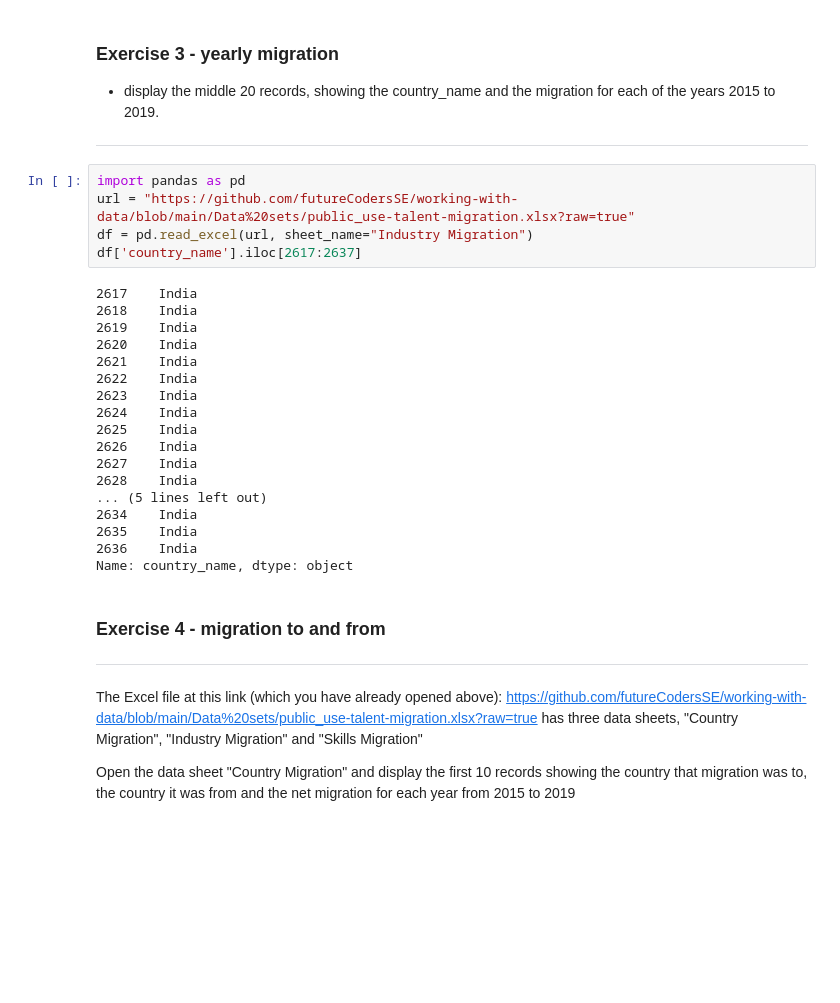
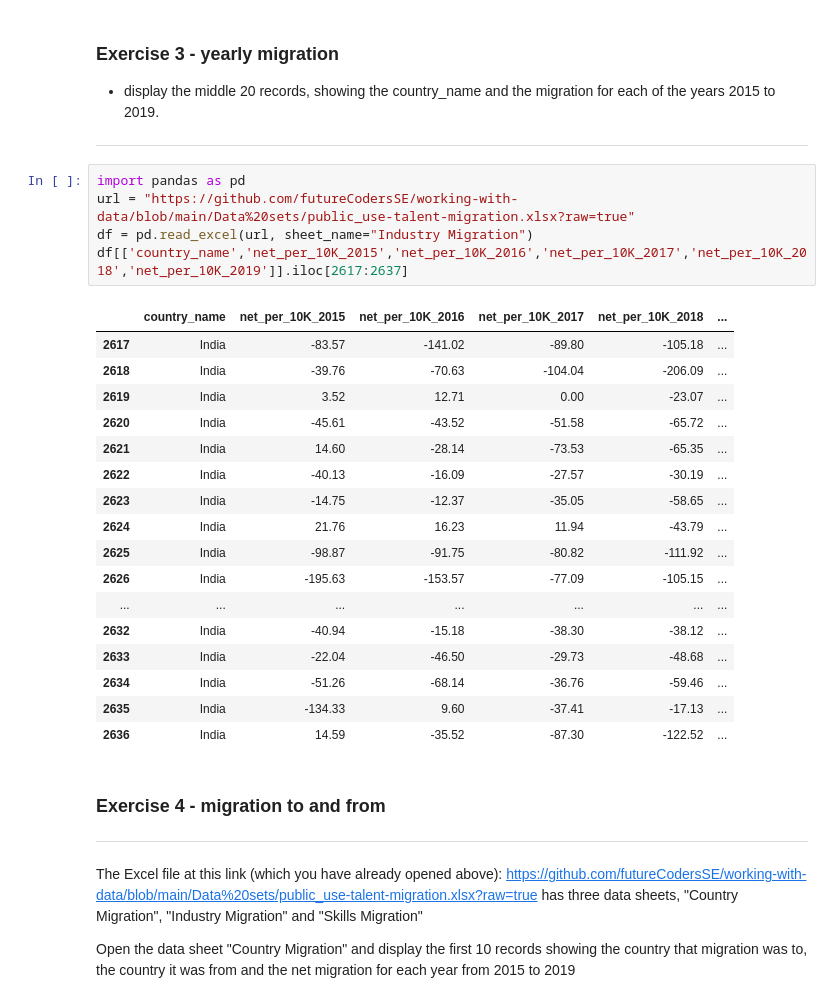
Before and after one commit to lemonxcola/datasci, a Jupyter notebook: Interrogating_dataframes.ipynb, the cells around one changed output. Saved outputs shown, nothing was run; the diff lists cells and outputs as text; blank space fills up the shorter version.

```diff
--- a/Interrogating_dataframes.ipynb
+++ b/Interrogating_dataframes.ipynb
@@ -76,26 +76,26 @@ df[['industry_name','country_name']].head(50)
 # %%
 import pandas as pd
 url = "https://github.com/futureCodersSE/working-with-data/blob/main/Data%20sets/public_use-talent-migration.xlsx?raw=true"
 df = pd.read_excel(url, sheet_name="Industry Migration")
-df['country_name'].iloc[2617:2637]
+df[['country_name','net_per_10K_2015','net_per_10K_2016','net_per_10K_2017','net_per_10K_2018','net_per_10K_2019']].iloc[2617:2637]
 # %% [output]
-2617    India
-2618    India
-2619    India
-2620    India
-2621    India
-2622    India
-2623    India
-2624    India
-2625    India
-2626    India
-2627    India
-2628    India
-... (5 lines left out)
-2634    India
-2635    India
-2636    India
-Name: country_name, dtype: object
+|  | country_name | net_per_10K_2015 | net_per_10K_2016 | net_per_10K_2017 | net_per_10K_2018 | ... |
+| 2617 | India | -83.57 | -141.02 | -89.80 | -105.18 | ... |
+| 2618 | India | -39.76 | -70.63 | -104.04 | -206.09 | ... |
+| 2619 | India | 3.52 | 12.71 | 0.00 | -23.07 | ... |
+| 2620 | India | -45.61 | -43.52 | -51.58 | -65.72 | ... |
+| 2621 | India | 14.60 | -28.14 | -73.53 | -65.35 | ... |
+| 2622 | India | -40.13 | -16.09 | -27.57 | -30.19 | ... |
+| 2623 | India | -14.75 | -12.37 | -35.05 | -58.65 | ... |
+| 2624 | India | 21.76 | 16.23 | 11.94 | -43.79 | ... |
+| 2625 | India | -98.87 | -91.75 | -80.82 | -111.92 | ... |
+| 2626 | India | -195.63 | -153.57 | -77.09 | -105.15 | ... |
+| ... | ... | ... | ... | ... | ... | ... |
+| 2632 | India | -40.94 | -15.18 | -38.30 | -38.12 | ... |
+| 2633 | India | -22.04 | -46.50 | -29.73 | -48.68 | ... |
+| 2634 | India | -51.26 | -68.14 | -36.76 | -59.46 | ... |
+| 2635 | India | -134.33 | 9.60 | -37.41 | -17.13 | ... |
+| 2636 | India | 14.59 | -35.52 | -87.30 | -122.52 | ... |
 # %% [markdown]
 ### Exercise 4 - migration to and from
 ---
```
Also changed, not shown: parts of 2 cells of this notebook.
